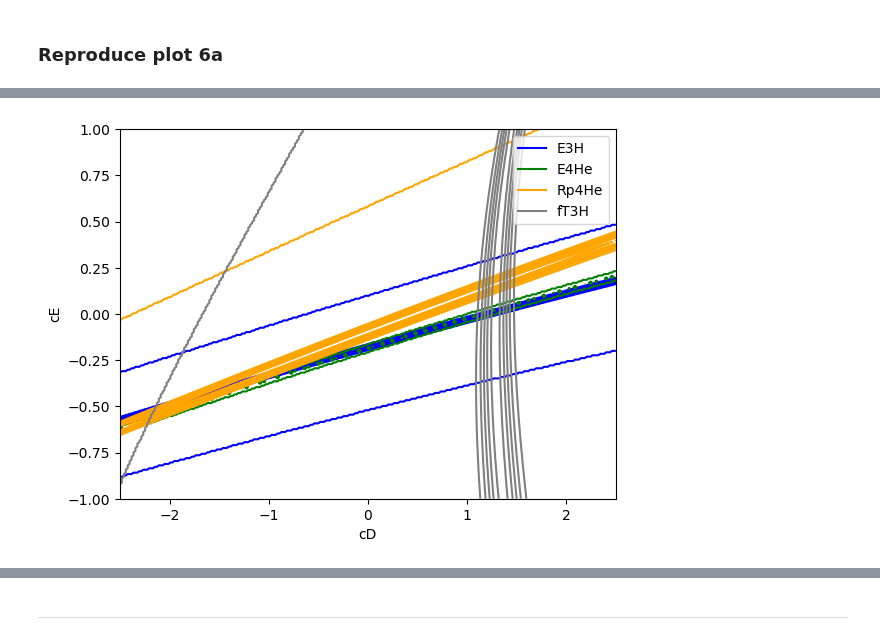
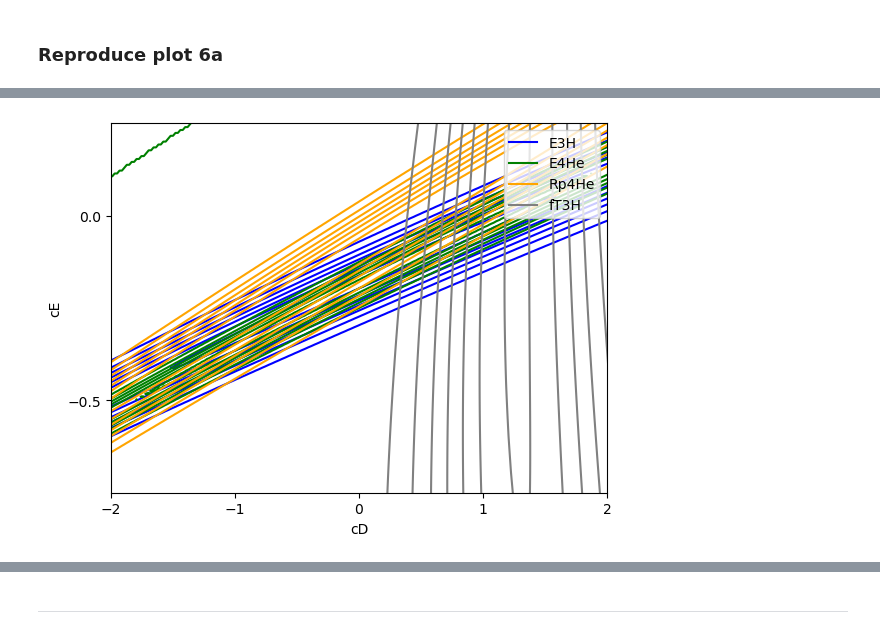
Before and after one commit to stach/lfd-project, a Jupyter notebook: Project1/project1.ipynb, the cells around one changed output, grey strips where cells are left out. Saved outputs shown, nothing was run; the diff lists cells and outputs as text; code cells hidden in the pictures.

```diff
--- a/Project1/project1.ipynb
+++ b/Project1/project1.ipynb
@@ -13,8 +14,10 @@ from scipy import stats
 ### Define necessary constants, expermental data, etc.
 # %%
 # Define the size of our mesh
-NcD = 5 #256
-NcE = 5 #256
+NcD = 256 #256
+NcE = 256 #256
+
+# Other constants
 k=3
 cbar=1
 Q=0.33
@@ -99,12 +90,10 @@ sigma_fT3H_efterr=np.sqrt(sigma_fT3H**2+disc2_fT3H)
 # %%
-pPrior = prior(cD, cE)
+pE3H_noefterr = posterior(cD, cE, E3H_eval, my=my_E3H, sigma=sigma_E3H)
+pE4He_noefterr = posterior(cD, cE, E4He_eval, my=my_E4He, sigma=sigma_E4He)
+pRp4He_noefterr = posterior(cD, cE, Rp4He_eval, my=my_Rp4He, sigma=sigma_Rp4He)
+pfT3H_noefterr = posterior(cD, cE, fT3H_eval, my=my_fT3H, sigma=sigma_fT3H)
 
-pE3H_noefterr = likelihood(cD, cE, E3H_eval, my=my_E3H, sigma=sigma_E3H)
-pE4He_noefterr = likelihood(cD, cE, E4He_eval, my=my_E4He, sigma=sigma_E4He)
-pRp4He_noefterr = likelihood(cD, cE, Rp4He_eval, my=my_Rp4He, sigma=sigma_Rp4He)
-pfT3H_noefterr = likelihood(cD, cE, fT3H_eval, my=my_fT3H, sigma=sigma_fT3H)
-
-pE3H_efterr = likelihood(cD, cE, E3H_eval, my=my_E3H, sigma=sigma_E3H_efterr)
-pE4He_efterr = likelihood(cD, cE, E4He_eval, my=my_E4He, sigma=sigma_E4He_efterr)
-pRp4He_efterr = likelihood(cD, cE, Rp4He_eval, my=my_Rp4He, sigma=sigma_Rp4He_efterr)
-pfT3H_efterr = likelihood(cD, cE, fT3H_eval, my=my_fT3H, sigma=sigma_fT3H_efterr)
+pE3H_efterr = posterior(cD, cE, E3H_eval, my=my_E3H, sigma=sigma_E3H_efterr)
+pE4He_efterr = posterior(cD, cE, E4He_eval, my=my_E4He, sigma=sigma_E4He_efterr)
+pRp4He_efterr = posterior(cD, cE, Rp4He_eval, my=my_Rp4He, sigma=sigma_Rp4He_efterr)
+pfT3H_efterr = posterior(cD, cE, fT3H_eval, my=my_fT3H, sigma=sigma_fT3H_efterr)
@@ -165,30 +143,36 @@ i_low, i_high
 # %%
- # 6a)
+ # 6b)
 
 # E4He_eval: blue
 # E3H_eval: green
 # Rp4He_eval: orange
 # fT3H_eval: grey
 
 import matplotlib.lines as mlines
 
-plt.contour(cD_eval, cE_eval, pE3H_noefterr*pPrior, colors="blue")
-plt.contour(cD_eval, cE_eval, pE4He_noefterr*pPrior, colors="green")
-plt.contour(cD_eval, cE_eval, pRp4He_noefterr*pPrior, colors="orange")
-plt.contour(cD_eval, cE_eval, pfT3H_noefterr*pPrior, colors="grey")
+plt.contour(cD_eval, cE_eval, pE3H_efterr, colors="blue")
+plt.contour(cD_eval, cE_eval, pE4He_efterr, colors="green")
+plt.contour(cD_eval, cE_eval, pRp4He_efterr, colors="orange")
+plt.contour(cD_eval, cE_eval, pfT3H_efterr, colors="grey")
 
 legend_labels = [
     mlines.Line2D([], [], color='blue', label='E3H'),
     mlines.Line2D([], [], color='green', label='E4He'),
     mlines.Line2D([], [], color='orange', label='Rp4He'),
     mlines.Line2D([], [], color='grey', label='fT3H')
 ]
 plt.legend(handles=legend_labels)
 
+plt.xlim([-2,2])
+plt.xticks([-2, -1, 0, 1, 2])
 plt.xlabel('cD')
+
+plt.ylim([-0.75, 0.25])
+plt.yticks([-0.5, 0])
 plt.ylabel('cE')
+
 
 # Show the plot
 plt.show()
 # %% [output]
-[figure, old version]
+[figure, new version]
```
Also changed, not shown: parts of 13 cells of this notebook.
